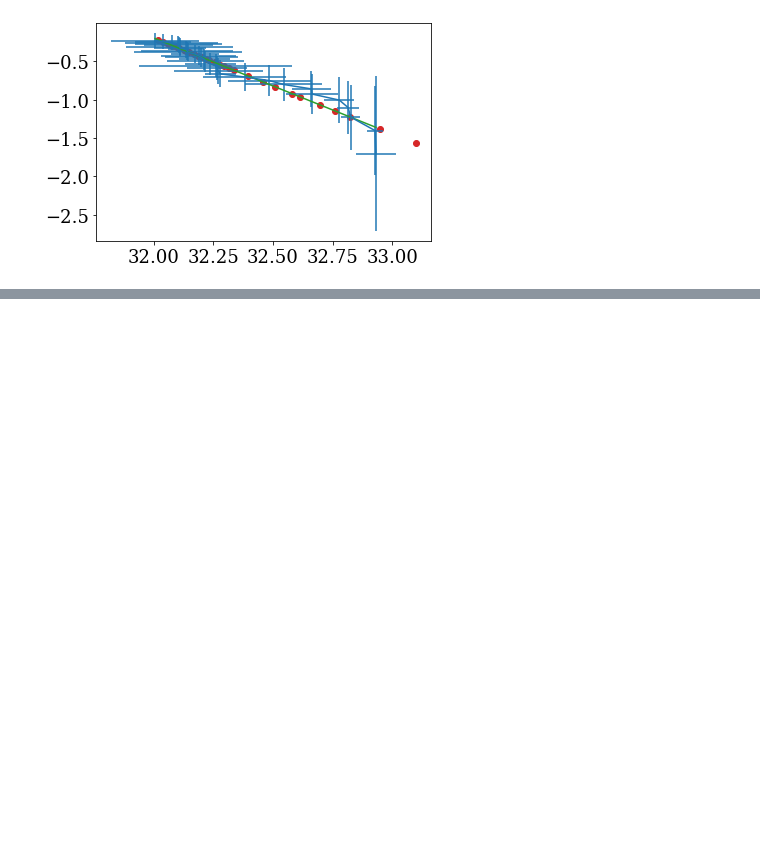
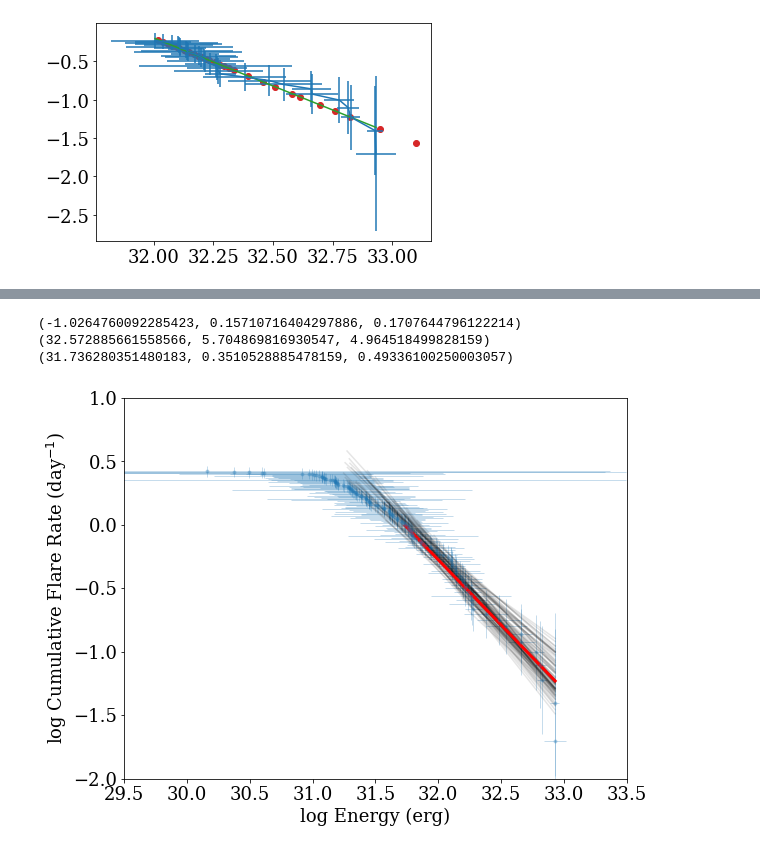
Before and after one commit to jradavenport/YZCMi_TESS, a Jupyter notebook: yzcmi_vs_gj1243.ipynb, the cells around one changed output, grey strips where cells are left out. Saved outputs shown, nothing was run; the diff lists cells and outputs as text; code cells hidden in the pictures; blank space fills up the shorter version.

```diff
--- a/yzcmi_vs_gj1243.ipynb
+++ b/yzcmi_vs_gj1243.ipynb
@@ -458,7 +458,7 @@ def FFD_odr(ffd_x, ffd_y, ffd_xerr, ffd_yerr, Nsteps=2000):
 # Our errors seem too small (chisq << 0 near the best model)
 
 # so this actually seems to work oddly well by down-weighting the errors. Huh.
-fudge = 5.
+fudge = 7.
 flat_samplesY2 = FFD_odr(ffd_xY, ffd_yYlog, ffd_xerrY/fudge, ffd_yerrYlog/fudge,  Nsteps=1000)
 # %%
 plt.figure(figsize=(9,7))
@@ -488,27 +493,32 @@ print(therng(flat_samplesY2[:,2]))
 # %%
-flat_samples2 = FFD_odr(ffd_x, ffd_ylog, ffd_xerr/fudge, ffd_yerrlog/fudge, Nsteps=1000)
+flat_samples2 = FFD_odr(ffd_x[:-30], ffd_ylog[:-30], ffd_xerr[:-30]/fudge, ffd_yerrlog[:-30]/fudge, Nsteps=1000)
 # %%
 plt.figure(figsize=(9,7))
-inds = np.random.randint(len(flat_samplesY2), size=100)
+inds = np.random.randint(len(flat_samples2), size=100)
 for ind in inds:
     sample = flat_samples2[ind]
     plt.plot([sample[2], max(ffd_x)], (sample[0]*np.array([sample[2], max(ffd_x)]) + sample[1]),
              "k", alpha=0.1)
 
 plt.errorbar(ffd_x, ffd_ylog, xerr=ffd_xerr,
              yerr=ffd_yerrlog,
              color='C0', alpha=0.25, linestyle='none', lw=1, marker='.')
 
 plt.plot(ffd_x[ffd_x >= np.median(flat_samples2[:,2])],
          (np.median(flat_samples2[:,0]) * ffd_x[ffd_x >= np.median(flat_samples2[:,2])] +
           np.median(flat_samples2[:,1])),
          c='r', lw=3)
 
 plt.xlim(29.5,33.5)
 plt.ylim(-2, 1)
 plt.xlabel('log Energy (erg)')
 plt.ylabel(r'log Cumulative Flare Rate (day$^{-1}$)')
 
 print(therng(flat_samples2[:,0]))
 print(therng(flat_samples2[:,1]))
 print(therng(flat_samples2[:,2]))
+# %% [output]
+(-1.0264760092285423, 0.15710716404297886, 0.1707644796122214)
+(32.572885661558566, 5.704869816930547, 4.964518499828159)
+(31.736280351480183, 0.3510528885478159, 0.49336100250003057)
+[figure, added]
```
Also changed, not shown: parts of 2 cells of this notebook.
